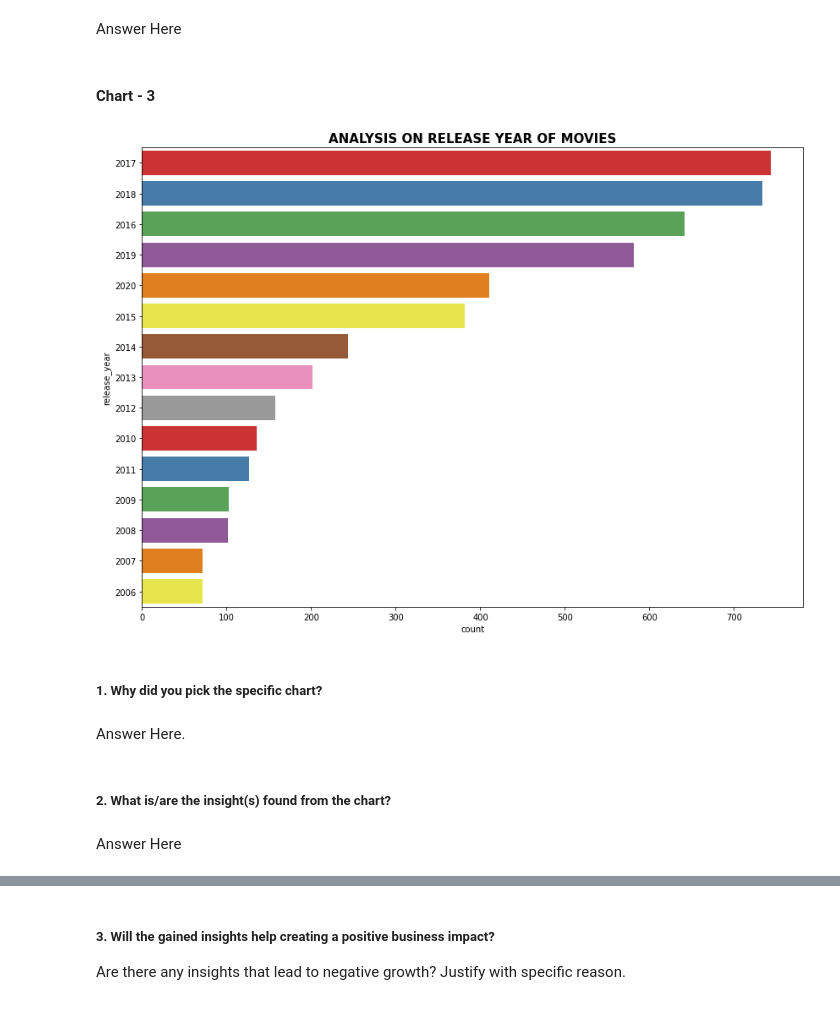
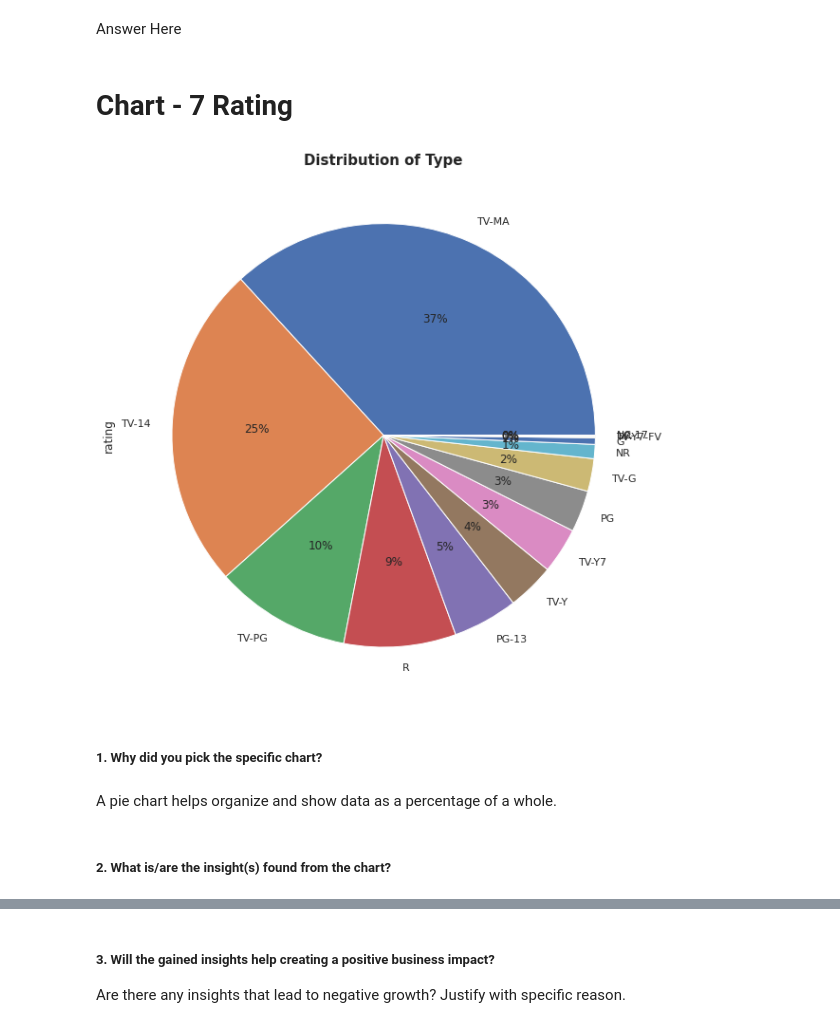
Before and after one commit to Asif-PA/NetflixMovies-TVShowsClustering, a Jupyter notebook: Asif_NetflixMovies&TVShowsClustering.ipynb, the cells around one changed output, grey strips where cells are left out. Cells and saved outputs as stored; diff of their text form; code cells hidden in the pictures.

```diff
--- a/Asif_NetflixMovies&TVShowsClustering.ipynb
+++ b/Asif_NetflixMovies&TVShowsClustering.ipynb
@@ -516,0 +522,9 @@ Answer Here
+# %%
+# Chart - 3 visualization code
+actor = df[df.cast != ' '].set_index('title').cast.str.split(', ', expand=True).stack().reset_index(level=1, drop=True)
+plt.figure(figsize=(15,8))
+sns.countplot(x= actor, order=actor.value_counts().index[:10], palette='rocket')
+plt.xticks(rotation = 70)
+plt.xlabel("Actors",size=20)
+plt.title('Top 10 Actors on Netflix',fontsize=20,fontweight='bold')
+plt.show()
@@ -516,0 +585,5 @@ Answer Here
+# %%
+# Chart - 6 visualization code
+# Making relevant dataframe for our observation
+genre = df[df.listed_in != ' '].set_index('title').listed_in.str.split(', ', expand=True).stack().reset_index(level=1, drop=True)
+create_countplot(x=genre,title='Top Genre',xlabel='Genre',ylabel='COUNT',figsize=(12, 8),order=genre.value_counts().index[:15])
@@ -520,21 +603,18 @@ Are there any insights that lead to negative growth? Justify with specific reaso
 # %% [markdown]
 Answer Here
 # %% [markdown]
-#### Chart - 3
+#  Chart - 7 **Rating**
 # %%
-# Chart - 3 visualization code
-#Year wise analysis
-plt.figure(figsize=(14,10))
-ax = sns.countplot(y="release_year", data=df_movies, palette="Set1", order=df_movies['release_year'].value_counts().index[0:15])
-plt.title('ANALYSIS ON RELEASE YEAR OF MOVIES', fontsize=15, fontweight='bold')
+# Chart - 7 visualization code
+plt.figure(figsize=(10,35))
+df.rating.value_counts().plot(kind='pie',autopct='%1.0f%%')
+plt.title('Distribution of Type', fontsize=15,fontweight='bold')
 plt.show()
 # %% [output]
-[figure, old version]
+[figure, new version]
 # %% [markdown]
 ##### 1. Why did you pick the specific chart?
-# %% [markdown]
-Answer Here.
+# %% [markdown]
+A pie chart helps organize and show data as a percentage of a whole.
 # %% [markdown]
 ##### 2. What is/are the insight(s) found from the chart?
-# %% [markdown]
-Answer Here
```
Also changed, not shown: parts of 153 cells of this notebook.
